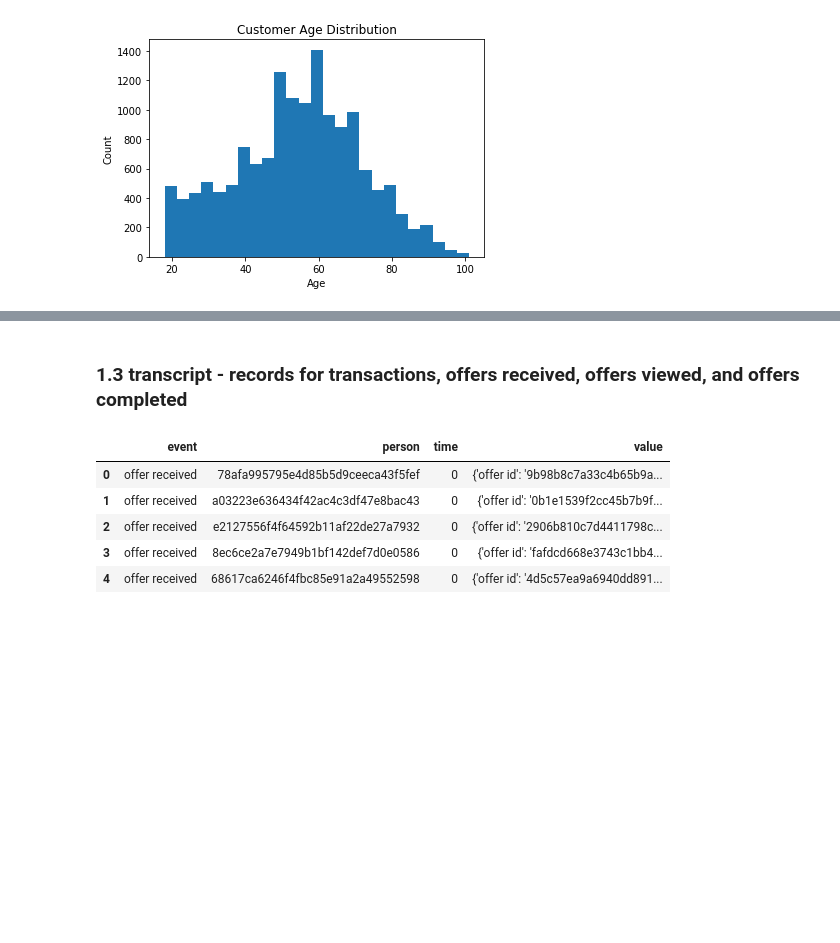
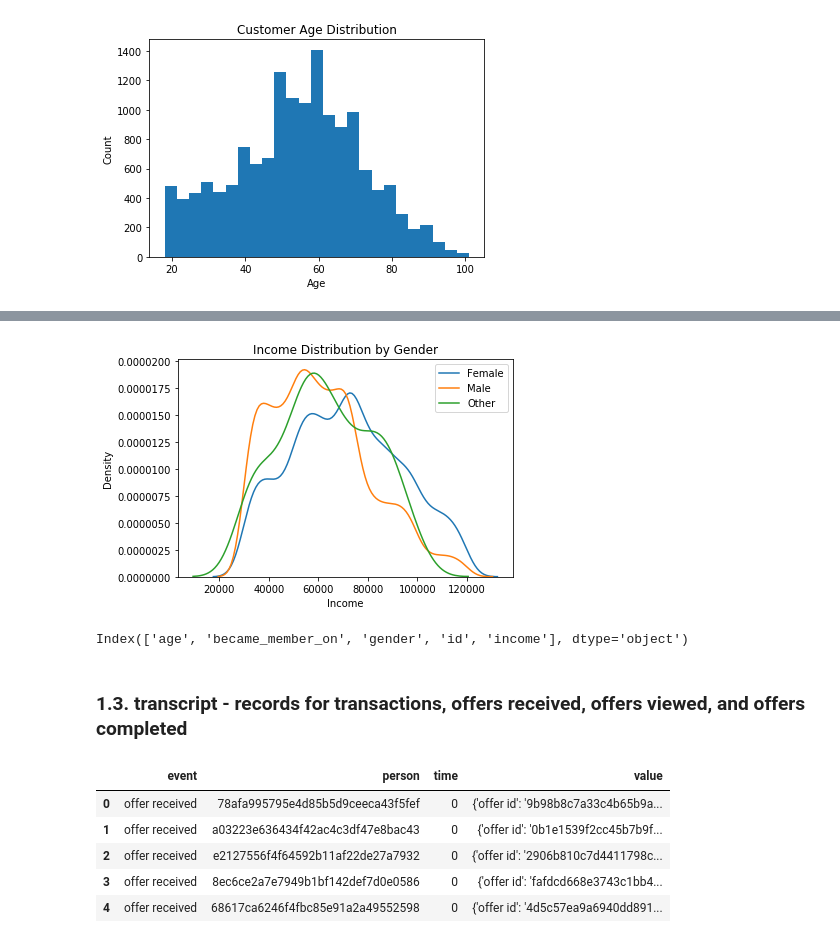
Before and after one commit to michellehsu2018/udacity-starbucks-capstone, a Jupyter notebook: Starbucks_Capstone_notebook.ipynb, the cells around one changed output, grey strips where cells are left out. Saved outputs shown, nothing was run; the diff lists cells and outputs as text; code cells hidden in the pictures; blank space fills up the shorter version.

```diff
--- a/Starbucks_Capstone_notebook.ipynb
+++ b/Starbucks_Capstone_notebook.ipynb
@@ -246,0 +297,14 @@ According to the above **Customer Age Distribution** histogram, we can see that
+# %%
+sns.kdeplot(profile[profile['gender'] == 'F']['income'], label = 'Female')
+sns.kdeplot(profile[profile['gender'] == 'M']['income'], label = 'Male')
+sns.kdeplot(profile[profile['gender'] == 'O']['income'], label = 'Other')
+plt.xlabel('Income')
+plt.ylabel('Density')
+plt.title('Income Distribution by Gender')
+plt.show()
+# %% [output]
+[figure, added]
+# %%
+profile.columns
+# %% [output]
+Index(['age', 'became_member_on', 'gender', 'id', 'income'], dtype='object')
@@ -247,5 +314,5 @@ According to the above **Customer Age Distribution** histogram, we can see that
 # %% [markdown]
-### 1.3 transcript - records for transactions, offers received, offers viewed, and offers completed
+### 1.3. transcript - records for transactions, offers received, offers viewed, and offers completed
 # %%
 transcript.head()
 # %% [output]
```
Also changed, not shown: parts of 93 cells of this notebook.
